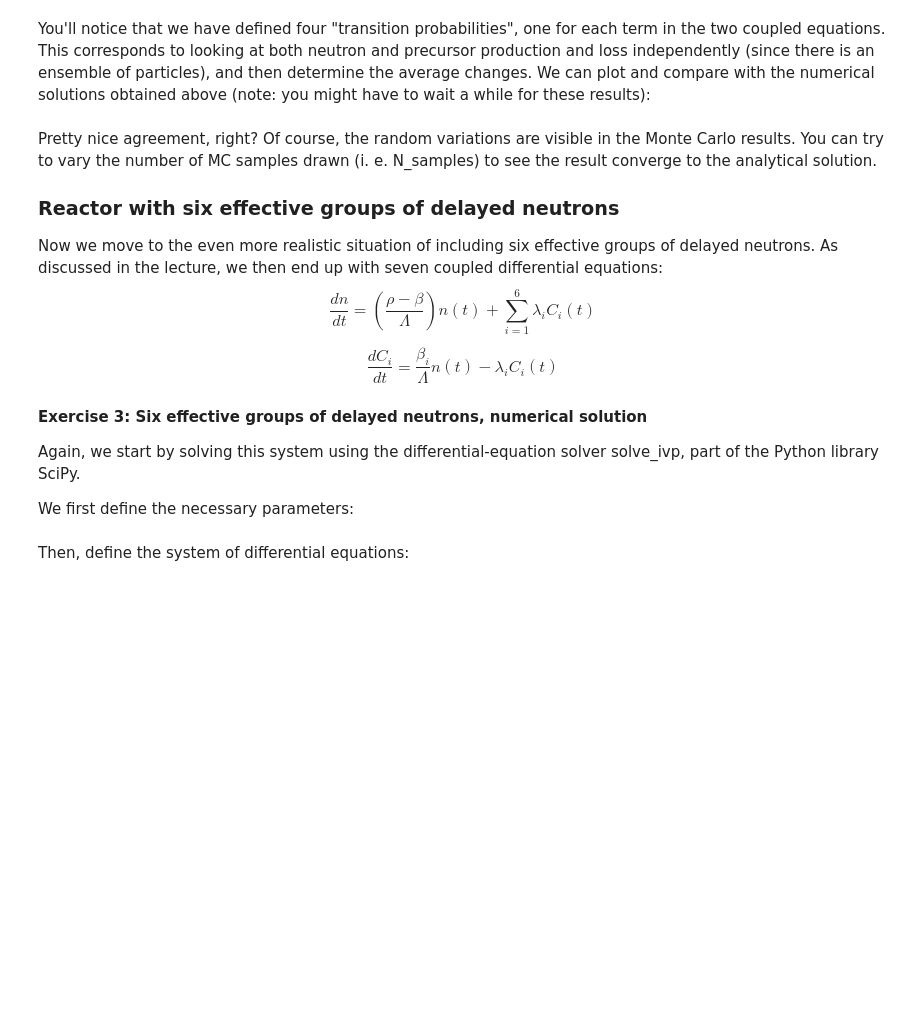
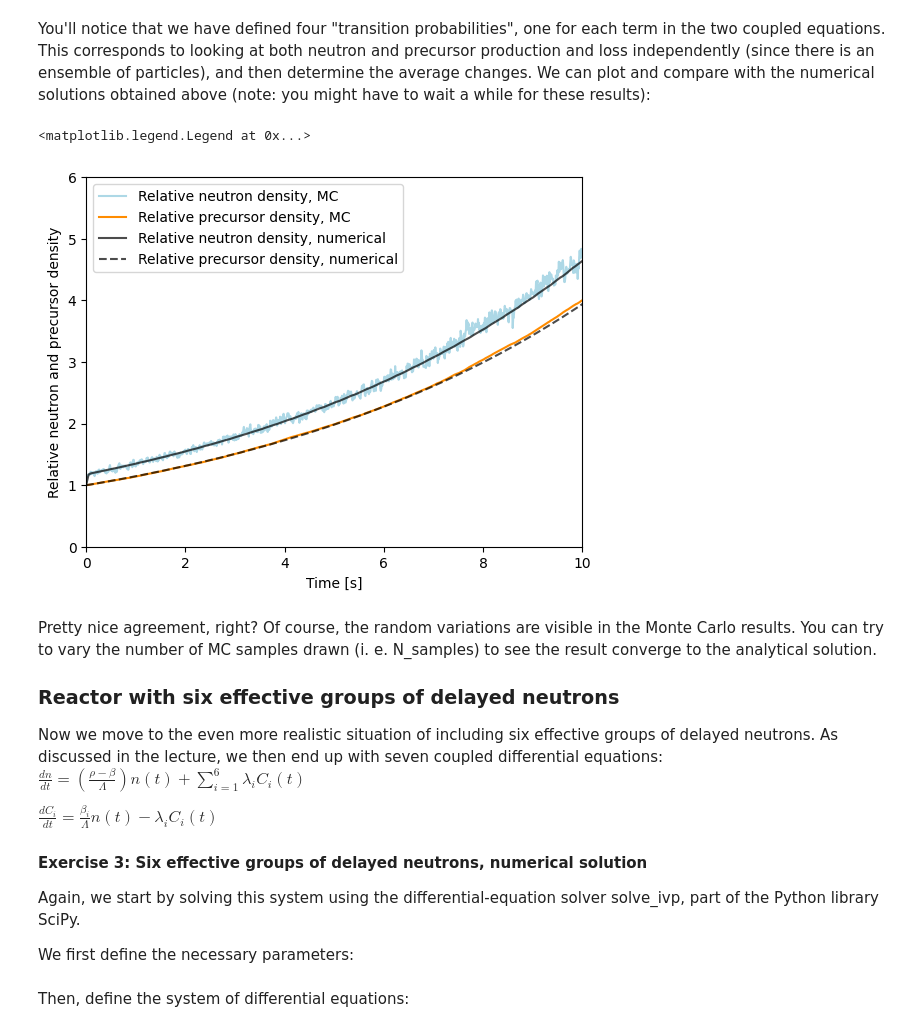
Before and after one commit to jenshoej/ReactorPhysics, a Jupyter notebook: Datalabs/Datalab08/8-Reactor_kinetics.ipynb, the cells around one changed output. Saved outputs shown, nothing was run; the diff lists cells and outputs as text; code cells hidden in the pictures; blank space fills up the shorter version.

```diff
--- a/Datalabs/Datalab08/8-Reactor_kinetics.ipynb
+++ b/Datalabs/Datalab08/8-Reactor_kinetics.ipynb
@@ -331,39 +331,39 @@ def MC_sampler_one_gr(t, parameters, N_samples):
 You'll notice that we have defined four "transition probabilities", one for each term in the two coupled equations. This corresponds to looking at both neutron and precursor production and loss independently (since there is an ensemble of particles), and then determine the average changes. We can plot and compare with the numerical solutions obtained above (note: you might have to wait a while for these results):
 # %%
 parameters = [n_0, C_0, rho, beta_tot, Lambda, lambda_one_gr]
-N_samples = 1000000
+N_samples = 100000
 
 Delta_t = 0.01
 t_MC = np.arange(0, 10, Delta_t)
 
 n, C = MC_sampler_one_gr(t_MC, parameters, N_samples)
 
-
-
-
-
 plt.plot(t_MC, n/n_0, label='Relative neutron density, MC', color='lightblue')
 plt.plot(t_MC, C/C_0, label='Relative precursor density, MC', color='darkorange')
 
-plt.plot(t_numerical, n_numerical_one_gr/n_0, label='Relative neutron density, numerical', color='black')
-plt.plot(t_numerical, C_numerical_one_gr/C_0, label='Relative precursor density, numerical', linestyle='--', color='black')
+plt.plot(t_numerical, n_numerical_one_gr/n_0, label='Relative neutron density, numerical', color='black',alpha=0.7)
+plt.plot(t_numerical, C_numerical_one_gr/C_0, label='Relative precursor density, numerical', linestyle='--', color='black',alpha=0.7)
 
 plt.xlabel('Time [s]')
 plt.ylabel('Relative neutron and precursor density')
 plt.xlim(0, 10)
+plt.ylim(0, 6)
 plt.legend()
+# %% [output]
+<matplotlib.legend.Legend at 0x...>
+[figure, added]
 # %% [markdown]
 Pretty nice agreement, right? Of course, the random variations are visible in the Monte Carlo results. You can try to vary the number of MC samples drawn (i. e. N_samples) to see the result converge to the analytical solution.
 
 ### Reactor with six effective groups of delayed neutrons
 Now we move to the even more realistic situation of including six effective groups of delayed neutrons. As discussed in the lecture, we then end up with seven coupled differential equations:
-\begin{equation}
+$\begin{equation}
 \frac{dn}{dt} = \left( \frac{\rho - \beta}{\Lambda} \right) n(t) + \sum_{i=1}^6 \lambda_i C_i(t)
-\end{equation}
+\end{equation}$
 
-\begin{equation}
+$\begin{equation}
 \frac{d C_i}{d t} = \frac{\beta_i}{\Lambda} n(t) - \lambda_i C_i(t)
-\end{equation}
+\end{equation}$
 
 #### Exercise 3: Six effective groups of delayed neutrons, numerical solution
 Again, we start by solving this system using the differential-equation solver solve_ivp, part of the Python library SciPy.
```
Also changed, not shown: parts of 9 cells of this notebook.
